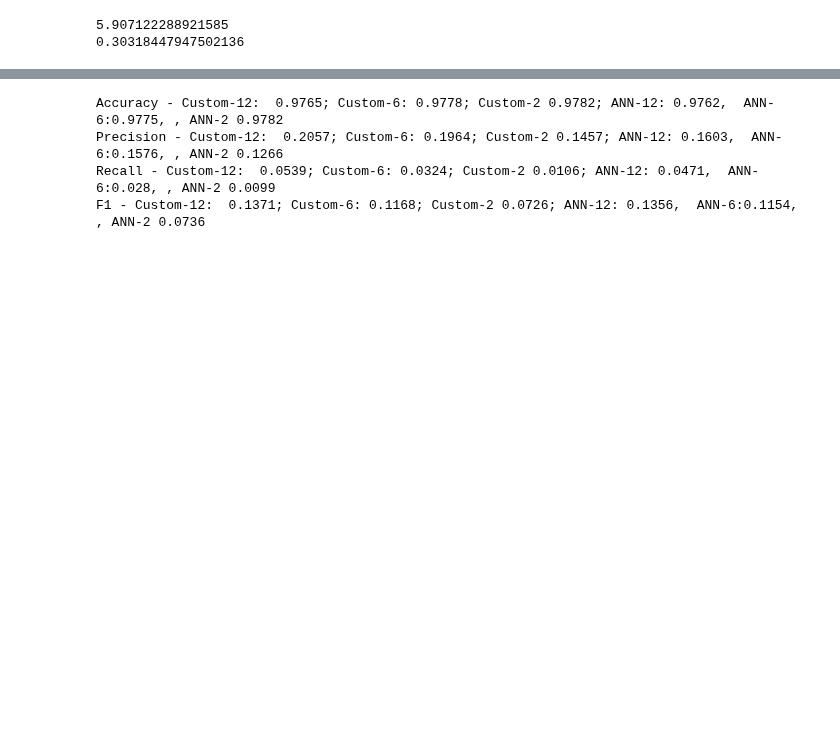
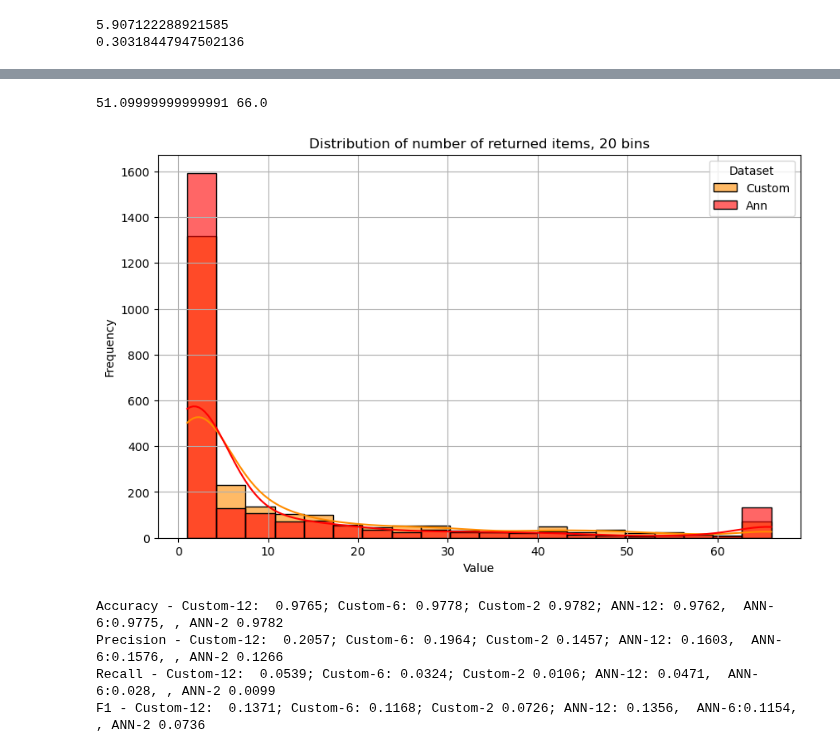
Before and after one commit to maria-raluca-st/INFOMR-final-project, a Jupyter notebook: mmdbs/evaluation.ipynb, the cells around one changed output, grey strips where cells are left out. Saved outputs shown, nothing was run; the diff lists cells and outputs as text; code cells hidden in the pictures; blank space fills up the shorter version.

```diff
--- a/mmdbs/evaluation.ipynb
+++ b/mmdbs/evaluation.ipynb
@@ -293,7 +293,3 @@ plt.legend(loc="lower right")
 plt.show()
 # %% [output]
 [figure]
-# %%
-distances = np.load("custom_distances.npz")["dist"]
-distances_ann = np.load("ann_distances.npz")["dist"]
-df = pd.read_csv("mesh_features.csv")
@@ -530,27 +534,27 @@ print(np.quantile(flattened_values2,12/len(distances)))
 5.907122288921585
 0.30318447947502136
 # %%
-truthTable_r12 = get_r_res(distances,y_true,limit=None,r=quantile12_c)
+truthTable_r12, avgr12 = get_r_res(distances,y_true,limit=None,r=quantile12_c)
 truthTable_r12 = calculate_metrics(truthTable_r12)
 
-truthTable_r12_ann = get_r_res(distances_ann,y_true,limit=None,r=quantile12_ann)
+truthTable_r12_ann, avga12 = get_r_res(distances_ann,y_true,limit=None,r=quantile12_ann)
 truthTable_r12_ann = calculate_metrics(truthTable_r12_ann)
 
-truthTable_r6 = get_r_res(distances,y_true,limit=None,r=quantile6_c)
+truthTable_r6,_ = get_r_res(distances,y_true,limit=None,r=quantile6_c)
 truthTable_r6 = calculate_metrics(truthTable_r6)
 
-truthTable_r6_ann = get_r_res(distances_ann,y_true,limit=None,r=quantile6_ann)
+truthTable_r6_ann,_ = get_r_res(distances_ann,y_true,limit=None,r=quantile6_ann)
 truthTable_r6_ann = calculate_metrics(truthTable_r6_ann)
 
-truthTable_r2 = get_r_res(distances,y_true,limit=None,r=quantile2_c)
+truthTable_r2,_ = get_r_res(distances,y_true,limit=None,r=quantile2_c)
 truthTable_r2 = calculate_metrics(truthTable_r2)
 
-truthTable_r2_ann = get_r_res(distances_ann,y_true,limit=None,r=quantile2_ann)
+truthTable_r2_ann,_ = get_r_res(distances_ann,y_true,limit=None,r=quantile2_ann)
 truthTable_r2_ann = calculate_metrics(truthTable_r2_ann)
 
 
-truthTable_r50 = get_r_res(distances,y_true,limit=None,r=quantile50_c)
+truthTable_r50,_ = get_r_res(distances,y_true,limit=None,r=quantile50_c)
 truthTable_r50 = calculate_metrics(truthTable_r50)
 
-truthTable_r50_ann = get_r_res(distances_ann,y_true,limit=None,r=quantile50_ann)
+truthTable_r50_ann,_ = get_r_res(distances_ann,y_true,limit=None,r=quantile50_ann)
 truthTable_r50_ann = calculate_metrics(truthTable_r50_ann)
@@ -557,3 +578,28 @@ truthTable_r50_ann = calculate_metrics(truthTable_r50_ann)
+# %%
+quantile1=np.quantile(avgr12,0.95)
+quantile2=np.quantile(avga12,0.95)
+print(quantile1,quantile2)
+# %% [output]
+51.09999999999991 66.0
+# %%
+# Create the plot
+plt.figure(figsize=(10, 6))
+
+# Plot the first histogram
+sns.histplot(np.clip(avgr12,0,quantile2), bins=20, kde=True, color='darkorange', label='Custom', alpha=0.6)
+
+# Plot the second histogram
+sns.histplot(np.clip(avga12,0,quantile2), bins=20, kde=True, color='red', label='Ann', alpha=0.6)
+
+# Add labels and title
+plt.title('Distribution of number of returned items, 20 bins')
+plt.xlabel('Value')
+plt.ylabel('Frequency')
+plt.legend(title='Dataset')
+plt.grid(True)
+plt.show()
+# %% [output]
+[figure, added]
 # %%
 for i in ["Accuracy","Precision","Recall","F1"]:
     r1 = np.around(truthTable_r12[i].mean(),decimals=4)
```
Also changed, not shown: parts of 5 cells of this notebook, 11 other files.
